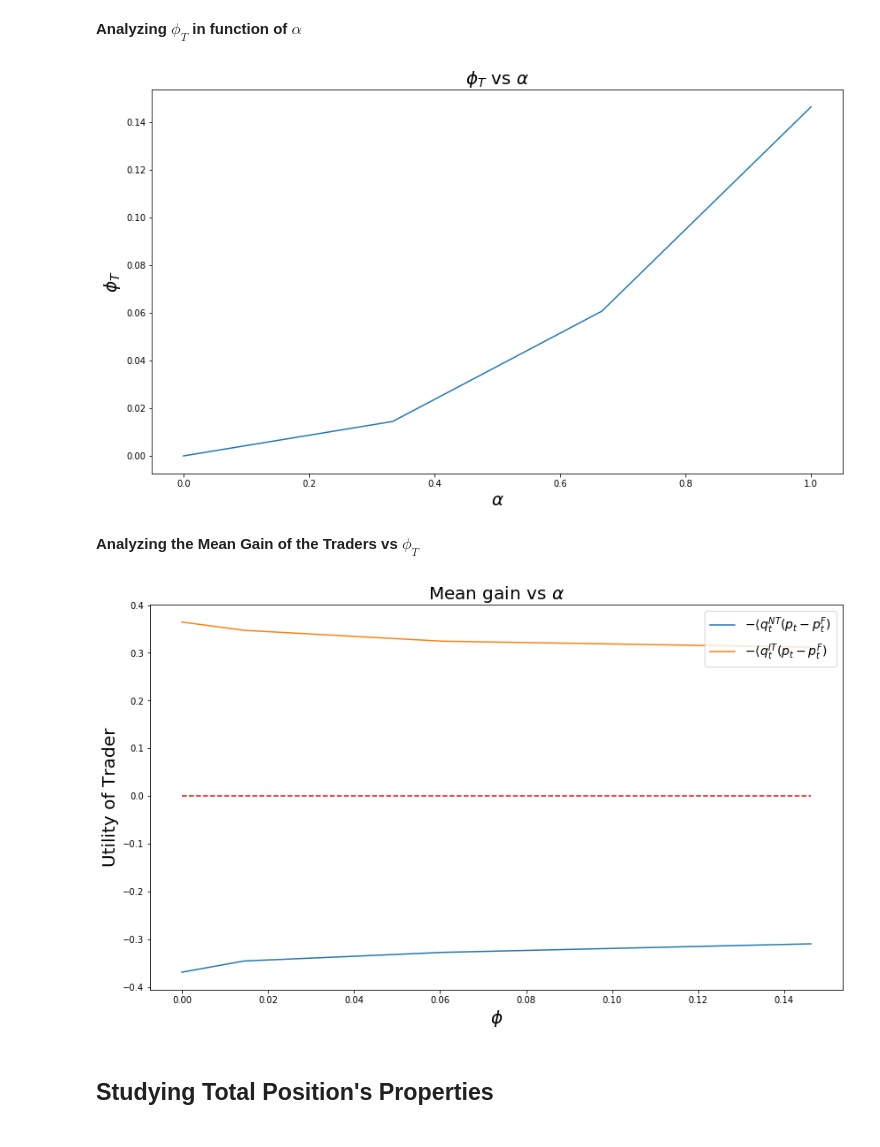
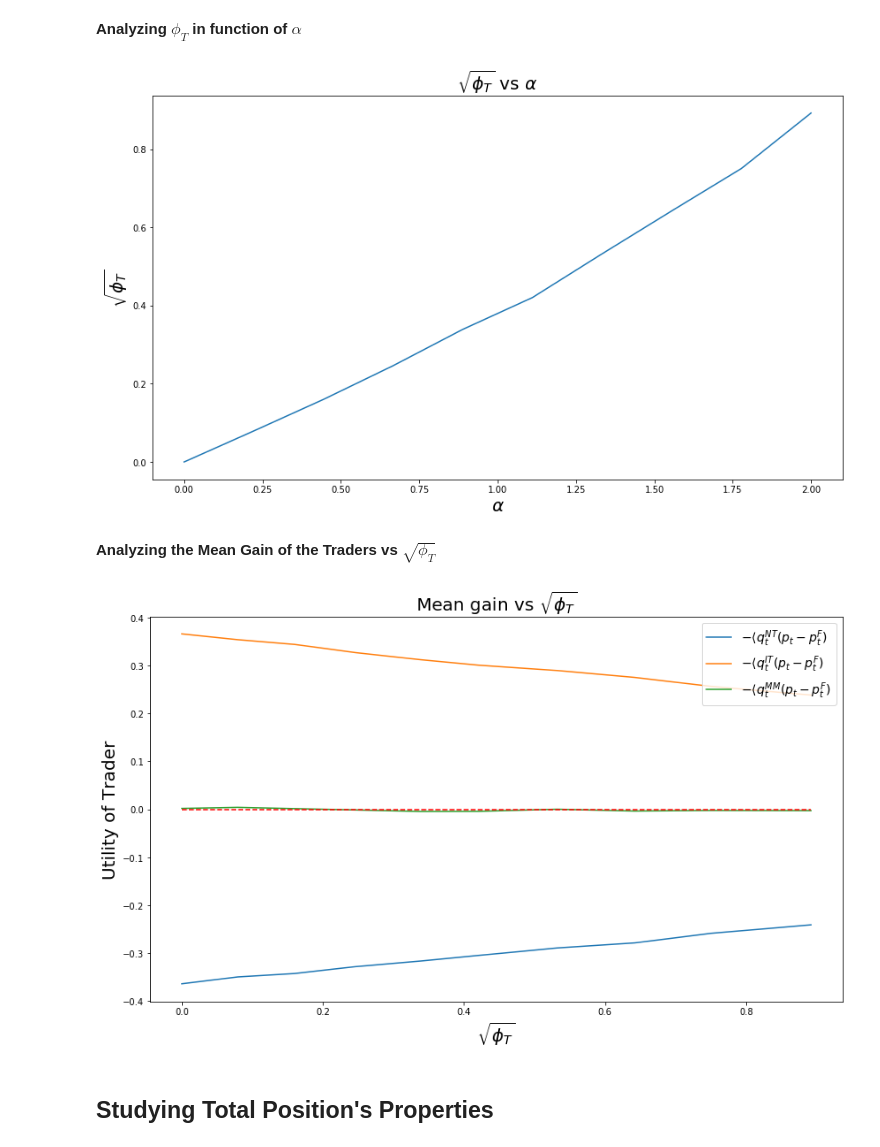
Before and after one commit to felipemoret77/EconophysiX_Internship, a Jupyter notebook: A_Rational_Noise_Trader_Within_A_Kyle_Setup_Simplified_Utility_3_Seeds_EconophysiX.ipynb, the cells around one changed output. Saved outputs shown, nothing was run; the diff lists cells and outputs as text; code cells hidden in the pictures.

```diff
--- a/A_Rational_Noise_Trader_Within_A_Kyle_Setup_Simplified_Utility_3_Seeds_EconophysiX.ipynb
+++ b/A_Rational_Noise_Trader_Within_A_Kyle_Setup_Simplified_Utility_3_Seeds_EconophysiX.ipynb
@@ -1885,12 +1930,12 @@ phi_t_vector_without_normalization, phi_t_vector_with_normalization, MM_mean_gai
 **Plotting Tracking Error Measure Without normalization**
 # %%
 figure29 = plt.figure(figsize = (14,8))
-plt.title(r"$\phi_{t} =  \langle (Q_{t}^{NT} - Q_{t}^{tgt})^{2} \rangle$ ", fontsize = 20)
+plt.title(r"$\sqrt{\phi_{T}} =  \sqrt{\langle (Q_{t}^{NT} - Q_{t}^{tgt})^{2} \rangle}$ ", fontsize = 20)
 
 for i in range (0,number_of_points):
-    plt.plot(np.arange(0,len(phi_t_vector_without_normalization[0])), phi_t_vector_without_normalization[i], label = r"$\alpha$ = {:.4f}".format(alpha_vector[i]))
+    plt.plot(np.arange(0,len(phi_t_vector[0])), np.sqrt(phi_t_vector[i]), label = r"$\alpha$ = {:.4f}".format(alpha_vector[i]))
 plt.xlabel(r"$t$", fontsize = 20)
-plt.ylabel(r"$\phi$", fontsize = 20)
+plt.ylabel(r"$\sqrt{\phi_{T}}$", fontsize = 20)
 plt.legend(loc = 1, prop={'size': 16})
 plt.show()
 # %% [output]
@@ -1900,10 +1942,0 @@ plt.show()
-# %%
-figure30 = plt.figure(figsize = (14,8))
-plt.title(r"$\phi_{t} =  \langle (Q_{t}^{NT} - Q_{t}^{tgt})^{2} \rangle / \langle (Q_{t}^{tgt})^{2} \rangle$", fontsize = 20)
-
-for i in range (0,number_of_points):
-    plt.plot(np.arange(0,len(phi_t_vector_with_normalization[0])), phi_t_vector_with_normalization[i], label = r"$\alpha$ = {:.4f}".format(alpha_vector[i]))
-plt.xlabel(r"$t$", fontsize = 20)
-plt.ylabel(r"$\phi$", fontsize = 20)
-plt.legend(loc = 1, prop={'size': 16})
-plt.show()
@@ -1912,37 +1943,38 @@ plt.show()
 # %% [markdown]
 **Analyzing $\phi_{T}$ in function of $\alpha$**
 # %%
-figure31 = plt.figure(figsize = (14,8))
-plt.title(r"$\phi_{T}$ vs $\alpha$", fontsize = 20)
+figure30 = plt.figure(figsize = (14,8))
+plt.title(r"$\sqrt{\phi_{T}}$ vs $\alpha$", fontsize = 20)
 
-phi_stationary = []
+phi_stationary_sqrt = []
 
 for i in range(number_of_points):
-    phi_stationary.append(phi_t_vector_without_normalization[i][-1])
+    phi_stationary_sqrt.append(np.sqrt(phi_t_vector[i][-1]))
 
 
-plt.plot(alpha_vector, phi_stationary)
+plt.plot(alpha_vector, phi_stationary_sqrt)
 
 plt.xlabel(r"$\alpha$", fontsize = 20)
-plt.ylabel(r"$\phi_{T}$", fontsize = 20)
+plt.ylabel(r"$\sqrt{\phi_{T}}$", fontsize = 20)
 plt.show()
 # %% [output]
-[figure, old version]
+[figure, new version]
 # %% [markdown]
-**Analyzing the Mean Gain of the Traders vs $\phi_{T}$**
+**Analyzing the Mean Gain of the Traders vs $\sqrt{\phi_{T}}$**
 # %%
-figure32 = plt.figure(figsize = (14,8))
-plt.title(r"Mean gain vs $\alpha$", fontsize = 20)
-plt.plot(phi_stationary, NT_mean_gain_vector, label = r"$-\langle q_t^{NT}(p_t - p^F_t)$" )
-plt.plot(phi_stationary, IT_mean_gain_vector, label = r"$-\langle q_t^{IT}(p_t - p^F_t)$")
-plt.plot(phi_stationary, np.zeros(len(phi_stationary)), color='red', linestyle='dashed',
+figure31 = plt.figure(figsize = (14,8))
+plt.title(r"Mean gain vs $\sqrt{\phi_{T}}$", fontsize = 20)
+plt.plot(phi_stationary_sqrt, NT_mean_gain_vector, label = r"$-\langle q_t^{NT}(p_t - p^F_t)$" )
+plt.plot(phi_stationary_sqrt, IT_mean_gain_vector, label = r"$-\langle q_t^{IT}(p_t - p^F_t)$")
+plt.plot(phi_stationary_sqrt, MM_mean_gain_vector, label = r"$-\langle q_t^{MM}(p_t - p^F_t)$")
+plt.plot(phi_stationary_sqrt, np.zeros(len(phi_stationary)), color='red', linestyle='dashed',
      markerfacecolor='red')
-plt.xlabel(r"$\phi$", fontsize = 20)
+plt.xlabel(r"$\sqrt{\phi_{T}}$", fontsize = 20)
 plt.ylabel(r"Utility of Trader", fontsize = 20)
 plt.legend(loc = 1, prop={'size': 14})
 plt.show()
 # %% [output]
-[figure, old version]
+[figure, new version]
 # %% [markdown]
 ## Studying Total Position's Properties
 # %% [markdown]
```
Also changed, not shown: parts of 19 cells of this notebook, 1 other file.
